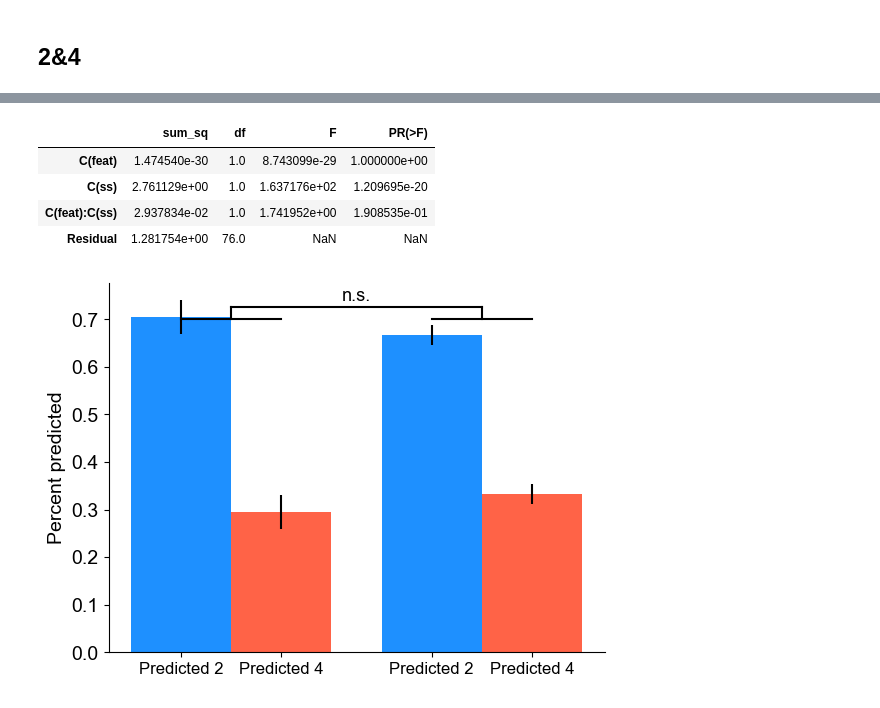
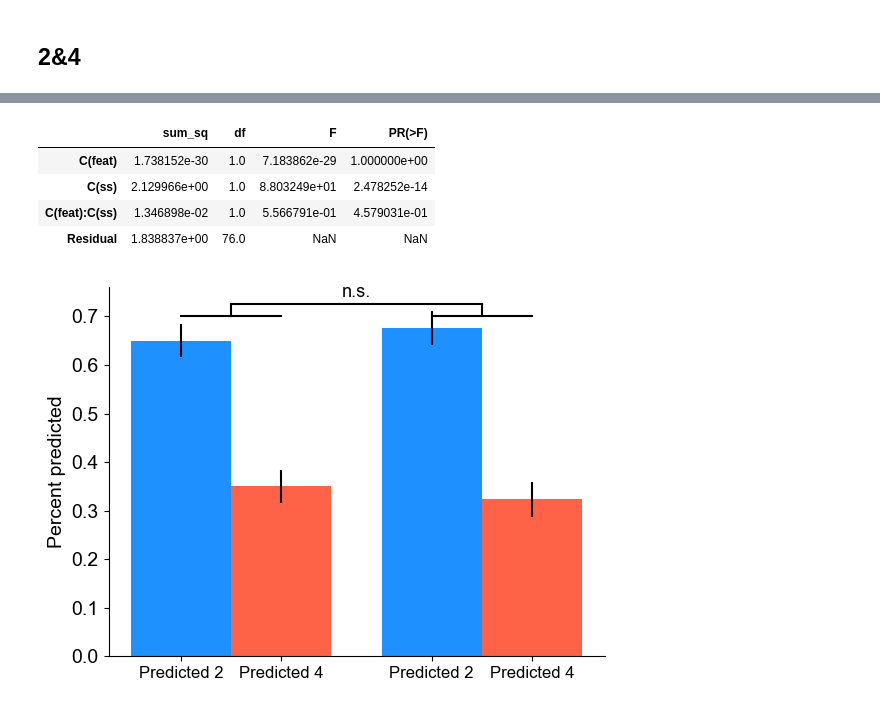
Before and after one commit to WilliamThyer/Thyer-et-al-2021, a Jupyter notebook: decode_load_preds_dont_double.ipynb, the cells around one changed output, grey strips where cells are left out. Cells and saved outputs as stored; diff of their text form; code cells hidden in the pictures.

```diff
--- a/decode_load_preds_dont_double.ipynb
+++ b/decode_load_preds_dont_double.ipynb
@@ -27,7 +28,7 @@ exp3 = decode_eeg.Experiment(experiment_name3,data_dir3)
 time_window = 50
 time_step = 25
 trial_average = 20
-n_splits = 1000
+n_splits = 2
 group_dict_list =  [{0:[1],1:[2]},{0:[2],1:[4]}]
 wrangl = decode_eeg.Wrangler(exp1.info['times'],time_window,time_step,trial_average,n_splits,group_dict_list=group_dict_list)
 
@@ -86,7 +87,7 @@ interp_s2c = decode_eeg.Interpreter(clfr, subtitle = f'single_feature_to_conj_se
 time_window = 50
 time_step = 25
 trial_average = 20
-n_splits = 1000
+n_splits = 2
 group_dict_list =  [{0:[1],1:[2]},{0:[2],1:[4]}]
 wrangl = decode_eeg.Wrangler(exp1.info['times'],time_window,time_step,trial_average,n_splits,group_dict_list=group_dict_list)
 
@@ -264,0 +244,16 @@ tidy['vals'] = percent_predicted
+# %%
+# get normalized prediction rates for set sizes 2&4 in single feature and single feature to conjunction anlyses
+conj_ss24 = get_norm_sub_means(conj_conf,1)
+single_ss24 = get_norm_sub_means(sing_conf,1)
+
+# put into dataframe
+percent_predicted = np.concatenate((single_ss24[:,0],single_ss24[:,1],conj_ss24[:,0],conj_ss24[:,1]))
+feat = np.repeat(['single','conj'],40)
+ss = np.repeat(['low','high','low','high'],20)
+
+df = pd.DataFrame()
+df['feat'] = feat
+df['ss'] = ss
+df['percent_predicted'] = percent_predicted
+
+df.head()
@@ -265,47 +267,60 @@ tidy['vals'] = percent_predicted
 # %%
-model = ols('percent_predicted ~ C(feat) + C(ss) + C(feat):C(ss)', data=tidy).fit()
+model = ols('percent_predicted ~ C(feat) + C(ss) + C(feat):C(ss)', data=df).fit()
 anova_table = sm.stats.anova_lm(model, typ=2)
 anova_table
 # %% [output]
 |  | sum_sq | df | F | PR(>F) |
-| C(feat) | 1.474540e-30 | 1.0 | 8.743099e-29 | 1.000000e+00 |
-| C(ss) | 2.761129e+00 | 1.0 | 1.637176e+02 | 1.209695e-20 |
-| C(feat):C(ss) | 2.937834e-02 | 1.0 | 1.741952e+00 | 1.908535e-01 |
-| Residual | 1.281754e+00 | 76.0 | NaN | NaN |
+| C(feat) | 1.738152e-30 | 1.0 | 7.183862e-29 | 1.000000e+00 |
+| C(ss) | 2.129966e+00 | 1.0 | 8.803249e+01 | 2.478252e-14 |
+| C(feat):C(ss) | 1.346898e-02 | 1.0 | 5.566791e-01 | 4.579031e-01 |
+| Residual | 1.838837e+00 | 76.0 | NaN | NaN |
+# %%
+# calculate means and sem of each set size and analysis
+group_means = df.groupby(['feat','ss']).mean()
+group_sem = df.groupby(['feat','ss']).sem()
+
+single_2_mean = group_means.filter(like='single',axis=0).filter(like='low',axis=0).iloc[0]
+single_2_sem = group_sem.filter(like='single',axis=0).filter(like='low',axis=0).iloc[0]
+single_4_mean = group_means.filter(like='single',axis=0).filter(like='high',axis=0).iloc[0]
+single_4_sem = group_sem.filter(like='single',axis=0).filter(like='high',axis=0).iloc[0]
+conj_2_mean = group_means.filter(like='conj',axis=0).filter(like='low',axis=0).iloc[0]
+conj_2_sem = group_sem.filter(like='conj',axis=0).filter(like='low',axis=0).iloc[0]
+conj_4_mean = group_means.filter(like='conj',axis=0).filter(like='high',axis=0).iloc[0]
+conj_4_sem = group_sem.filter(like='conj',axis=0).filter(like='high',axis=0).iloc[0]
 # %%
 group_means = df.mean(axis=0)
 group_se = df.sem(axis=0)
 labels = ['Predicted 2','Predicted 4','Predicted 2','Predicted 4']
 x = [.75,1.25,2,2.5]  # the label locations
 width = 0.5  # the width of the bars
 
 fig, ax = plt.subplots()
-rects1 = ax.bar(1 - width/2, group_means.filter(items=['single24_2']), width, color = 'dodgerblue', yerr=group_se.filter(items=['single24_2']))
-rects2 = ax.bar(1 + width/2, group_means.filter(items=['single24_4']), width, color='tomato',yerr=group_se.filter(items=['single24_4']))
-rects3 = ax.bar(2.25 - width/2, group_means.filter(items=['conj24_2']), width, color = 'dodgerblue',yerr=group_se.filter(items=['conj24_2']))
-rects4 = ax.bar(2.25 + width/2, group_means.filter(items=['conj24_4']), width, color='tomato',yerr=group_se.filter(items=['conj24_4']))
+ax.bar(1 - width/2, single_2_mean, width, color = 'dodgerblue', yerr=single_2_sem)
+ax.bar(1 + width/2, single_4_mean, width, color='tomato',yerr=single_4_sem)
+ax.bar(2.25 - width/2,conj_2_mean, width, color = 'dodgerblue',yerr=conj_2_sem)
+ax.bar(2.25 + width/2, conj_4_mean, width, color='tomato',yerr=conj_4_sem)
 
 # Add some text for labels, title and custom x-axis tick labels, etc.
 ax.set_ylabel('Percent predicted', fontsize=14)
 ax.set_xticks(x)
 ax.set_xticklabels(labels)
 
 ax.plot([1 - width/2,1 + width/2],[.7,.7],c='k')
 ax.plot([2.25 - width/2,2.25 + width/2],[.7,.7],c='k')
 ax.plot([1,1],[.7,.725],c='k')
 ax.plot([2.25,2.25],[.7,.725],c='k')
 ax.plot([1,2.25],[.725,.725],c='k')
 ax.text(1.55,.74,'n.s.',fontsize=13)
 
 ax.spines['right'].set_visible(False)
 ax.spines['top'].set_visible(False)
 ax.yaxis.set_ticks_position('left')
 ax.xaxis.set_ticks_position('bottom')
 plt.setp(ax.get_xticklabels(), fontsize=12)
 plt.setp(ax.get_yticklabels(), fontsize=14);
 
 # plt.savefig('pred_double_24.pdf',dpi=1000)
 # plt.savefig('pred_double_24.png',dpi=1000)
 plt.show()
 # %% [output]
-[figure, old version]
+[figure, new version]
```
Also changed, not shown: parts of 9 cells of this notebook.
